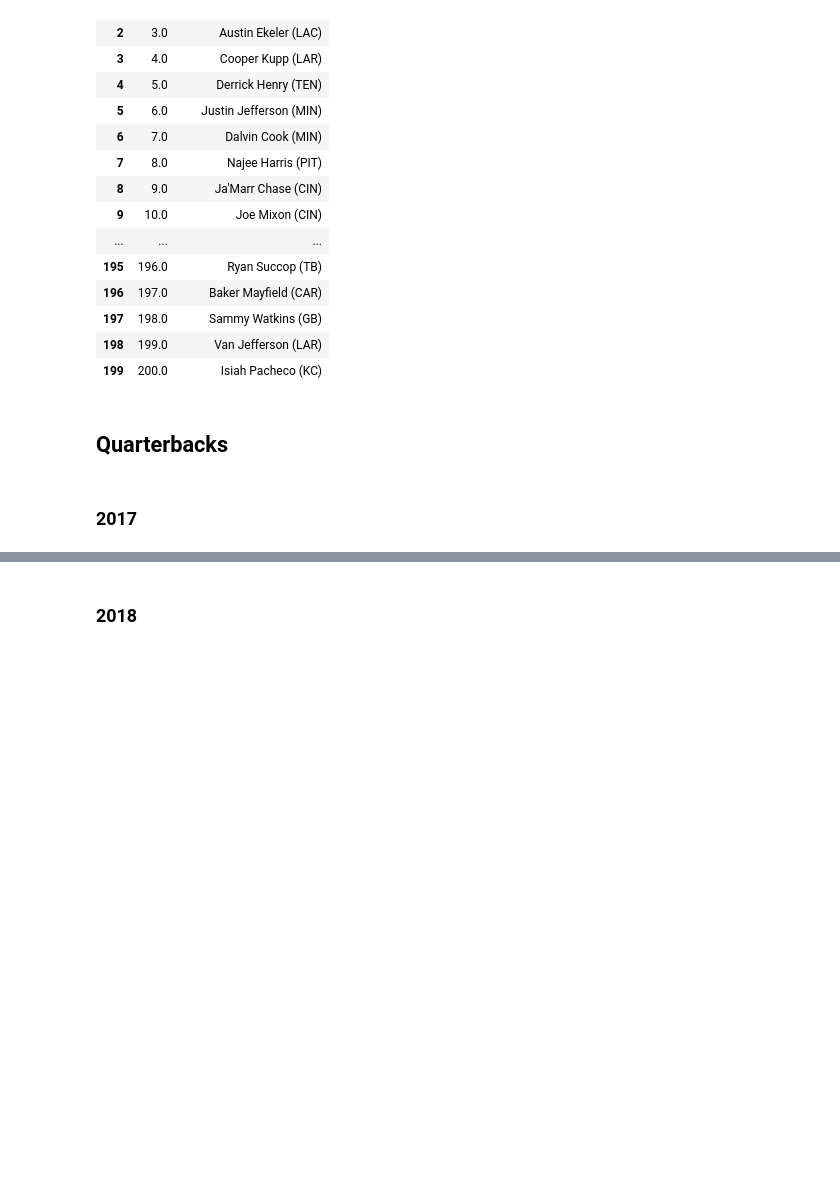
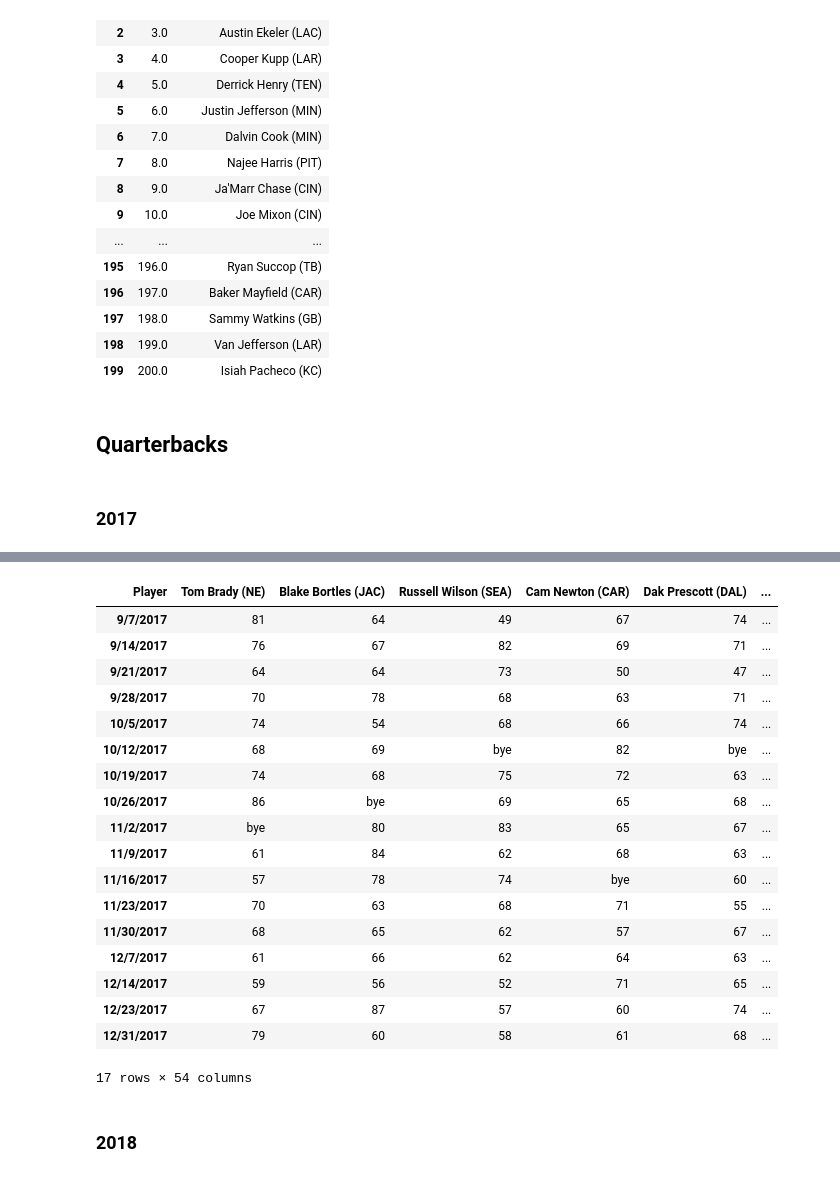
Before and after one commit to meljoy1099/fantasy-football-draft-analysis, a Jupyter notebook: Format FP Data for Time Series.ipynb, the cells around one changed output, grey strips where cells are left out. Cells and saved outputs as stored; diff of their text form; code cells hidden in the pictures; blank space fills up the shorter version.

```diff
--- a/Format FP Data for Time Series.ipynb
+++ b/Format FP Data for Time Series.ipynb
@@ -109,3 +128,38 @@ qb_2017_df = pd.concat(qb_2017_list, axis=0, ignore_index=True).dropna()
+# %%
+# load in player fantasy stats data as player_df
+snap_2017_df = pd.read_csv('data/snaps/2017_SnapCounts.csv')
+snap_2017_df = snap_2017_df.dropna()
+snap_2017_df['player_team'] = snap_2017_df['Player'] + ' ('+ snap_2017_df['Team'] + ')'
+snap_2017_df = snap_2017_df.drop(columns = ['Player', 'Team'], axis = 1)
+snap_2017_df = snap_2017_df.rename(columns = {'player_team':'Player'}).set_index('Player')
+snap_2017_df = snap_2017_df.loc[snap_2017_df['Pos'] == 'QB']
+snap_2017_df = snap_2017_df.rename(columns = {'1':'9/7/2017', '2':'9/14/2017', '3':'9/21/2017', '4':'9/28/2017'
+                                             , '5':'10/5/2017', '6':'10/12/2017', '7':'10/19/2017', '8':'10/26/2017'
+                                             , '9':'11/2/2017', '10':'11/9/2017', '11':'11/16/2017', '12':'11/23/2017'
+                                             , '13':'11/30/2017', '14':'12/7/2017', '15':'12/14/2017', '16':'12/23/2017'
+                                             , '17':'12/31/2017'})
+snap_2017_df= snap_2017_df.drop(columns = ['Pos', 'TTL', 'AVG'], axis=1).T
+snap_2017_df
+# %% [output]
+| Player | Tom Brady (NE) | Blake Bortles (JAC) | Russell Wilson (SEA) | Cam Newton (CAR) | Dak Prescott (DAL) | ... |
+| 9/7/2017 | 81 | 64 | 49 | 67 | 74 | ... |
+| 9/14/2017 | 76 | 67 | 82 | 69 | 71 | ... |
+| 9/21/2017 | 64 | 64 | 73 | 50 | 47 | ... |
+| 9/28/2017 | 70 | 78 | 68 | 63 | 71 | ... |
+| 10/5/2017 | 74 | 54 | 68 | 66 | 74 | ... |
+| 10/12/2017 | 68 | 69 | bye | 82 | bye | ... |
+| 10/19/2017 | 74 | 68 | 75 | 72 | 63 | ... |
+| 10/26/2017 | 86 | bye | 69 | 65 | 68 | ... |
+| 11/2/2017 | bye | 80 | 83 | 65 | 67 | ... |
+| 11/9/2017 | 61 | 84 | 62 | 68 | 63 | ... |
+| 11/16/2017 | 57 | 78 | 74 | bye | 60 | ... |
+| 11/23/2017 | 70 | 63 | 68 | 71 | 55 | ... |
+| 11/30/2017 | 68 | 65 | 62 | 57 | 67 | ... |
+| 12/7/2017 | 61 | 66 | 62 | 64 | 63 | ... |
+| 12/14/2017 | 59 | 56 | 52 | 71 | 65 | ... |
+| 12/23/2017 | 67 | 87 | 57 | 60 | 74 | ... |
+| 12/31/2017 | 79 | 60 | 58 | 61 | 68 | ... |
+17 rows × 54 columns
 # %% [markdown]
 ### 2018
 # %%
```
Also changed, not shown: parts of 10 cells of this notebook, 9 other files.
